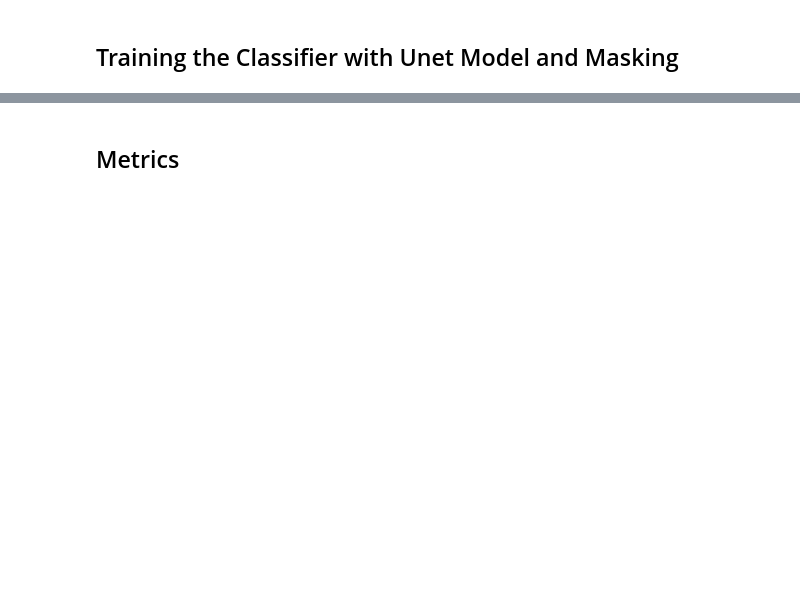
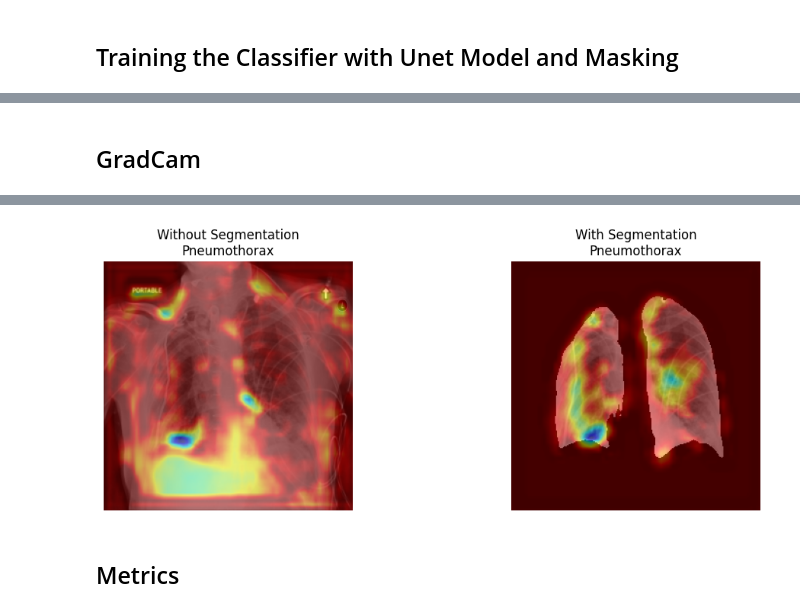
Before and after one commit to derivativeofand/DataQuest2026, a Jupyter notebook: dataquest-segmentation-model.ipynb, the cells around one changed output, grey strips where cells are left out. Drawn from its saved outputs; the diff is of its cells as text; code cells hidden in the pictures; blank space fills up the shorter version.

```diff
--- a/dataquest-segmentation-model.ipynb
+++ b/dataquest-segmentation-model.ipynb
@@ -422,7 +605,7 @@ optimizer = torch.optim.Adam(classifier.parameters(), lr=1e-4)
 criterion = nn.CrossEntropyLoss()
 best_val_loss = float("inf")
 
-for epoch in range(15):
+for epoch in range(10):
     classifier.train()
     train_loss = 0.0
     for images, labels in tqdm(train_loader, desc=f"Epoch {epoch+1} Train"):
@@ -447,5 +630,5 @@ for epoch in range(15):
     print(f"Epoch {epoch+1}: train_loss={train_loss:.4f}, val_loss={val_loss:.4f}")
     if val_loss < best_val_loss:
         best_val_loss = val_loss
-        torch.save(classifier.state_dict(), "/kaggle/working/best_classifier.pth")
+        torch.save(classifier.state_dict(), "/kaggle/working/best_classifier_noseg.pth")
         print("Saved best model.")
@@ -497,0 +756,53 @@ for epoch in range(15):
+# %% [markdown]
+## GradCam
+# %%
+!pip install grad-cam -q
+from pytorch_grad_cam import GradCAM
+from pytorch_grad_cam.utils.image import show_cam_on_image
+import numpy as np
+import matplotlib.pyplot as plt
+
+target_layers = [classifier_seg.enc3.block[-1]]
+cam = GradCAM(model=classifier_seg, target_layers=target_layers)
+
+image, label = val_dataset[0]
+image_tensor = image.unsqueeze(0).to(device)
+with torch.no_grad():
+    mask = (torch.sigmoid(seg_model(image_tensor)) > 0.5).float()
+image_tensor = image_tensor * mask
+
+grayscale_cam = cam(input_tensor=image_tensor)
+img_np = image_tensor.squeeze().cpu().numpy()
+img_np = (img_np - img_np.min()) / (img_np.max() - img_np.min())
+img_rgb = np.stack([img_np]*3, axis=-1)
+visualization = show_cam_on_image(img_rgb, grayscale_cam[0])
+
+image, label = val_dataset[0]
+image_tensor_orig = image.unsqueeze(0).to(device)
+
+classifier_noseg = LungClassifier(num_classes=13).to(device)
+classifier_noseg.load_state_dict(torch.load("/kaggle/working/best_classifier_noseg.pth", map_location=device))
+
+target_layers_noseg = [classifier_noseg.enc3.block[-1]]
+cam_noseg = GradCAM(model=classifier_noseg, target_layers=target_layers_noseg)
+grayscale_cam_noseg = cam_noseg(input_tensor=image_tensor_orig)
+
+img_orig_np = image_tensor_orig.squeeze().cpu().numpy()
+img_orig_np = (img_orig_np - img_orig_np.min()) / (img_orig_np.max() - img_orig_np.min())
+img_orig_rgb = np.stack([img_orig_np]*3, axis=-1)
+visualization_noseg = show_cam_on_image(img_orig_rgb, grayscale_cam_noseg[0])
+
+plt.figure(figsize=(12, 4))
+plt.subplot(1, 2, 1)
+plt.imshow(visualization_noseg)
+plt.title(f"Without Segmentation\n{full_dataset.classes[label]}")
+plt.axis("off")
+
+plt.subplot(1, 2, 2)
+plt.imshow(visualization)
+plt.title(f"With Segmentation\n{full_dataset.classes[label]}")
+plt.axis("off")
+
+plt.tight_layout()
+plt.show()
+# %% [output]
@@ -498,3 +813,4 @@ for epoch in range(15):
+[figure, added]
 # %% [markdown]
 ## Metrics
 # %%
```
Also changed, not shown: parts of 22 cells of this notebook.
